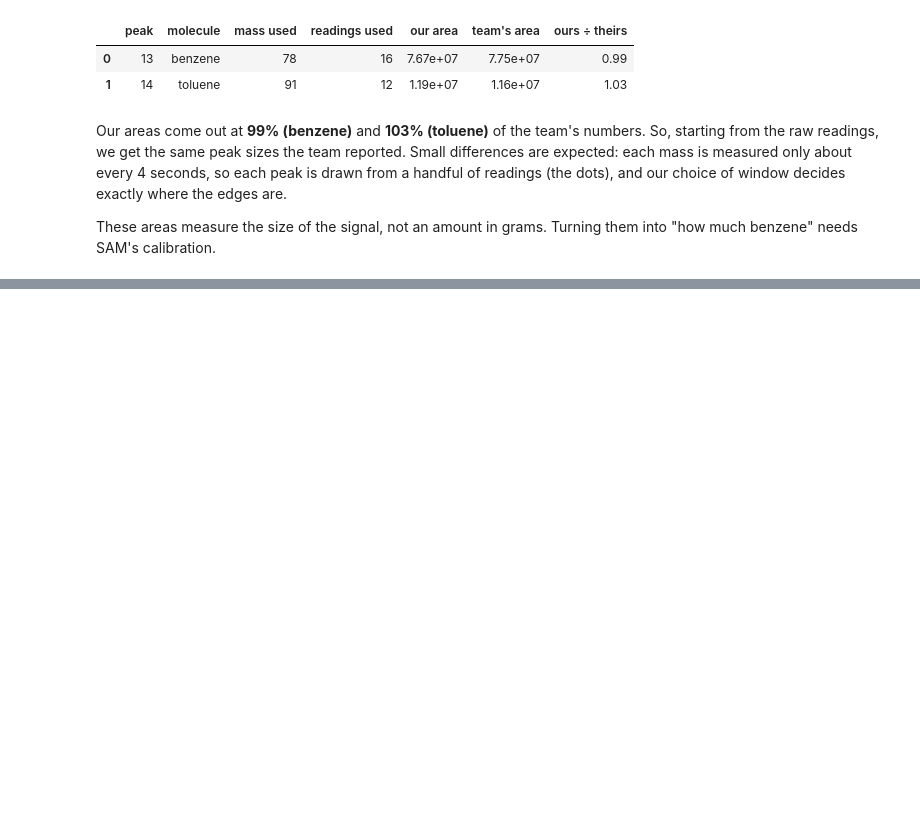
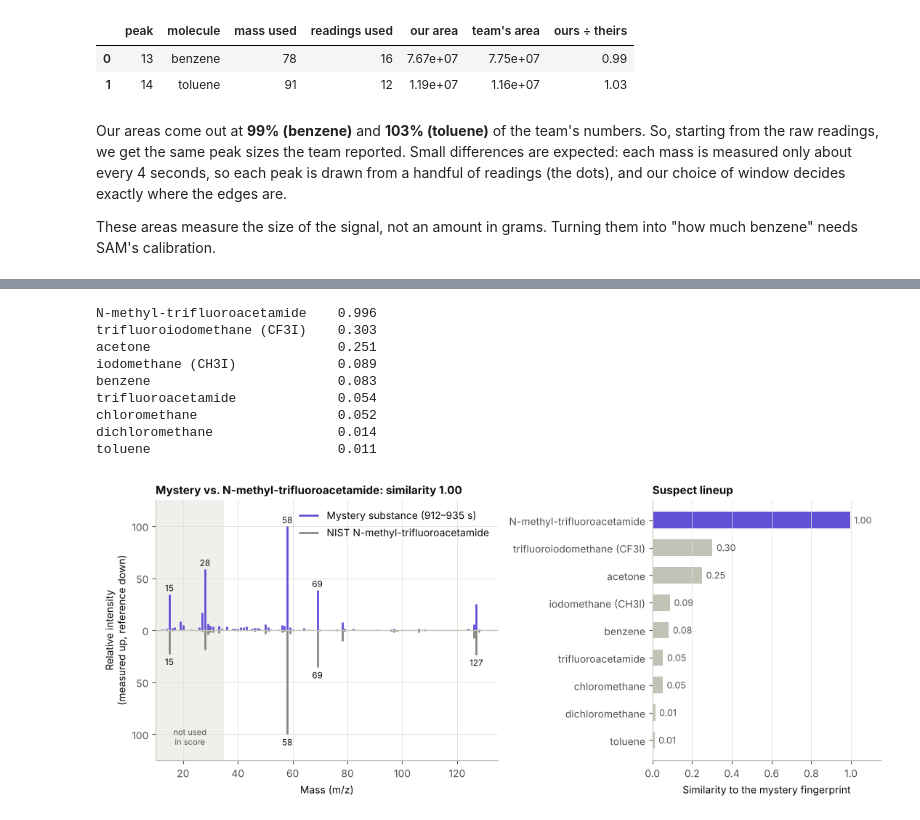
Before and after one commit to JadaPL/astro85, a Jupyter notebook: notebooks/11_mars_organics_prototype.ipynb, the cells around one changed output, grey strips where cells are left out. Drawn from its saved outputs; the diff is of its cells as text; code cells hidden in the pictures; blank space fills up the shorter version.

```diff
--- a/notebooks/11_mars_organics_prototype.ipynb
+++ b/notebooks/11_mars_organics_prototype.ipynb
@@ -498,0 +596,46 @@ These areas measure the size of the signal, not an amount in grams. Turning them
+# %%
+# The suspect lineup: chemicals the team lists for this experiment, plus chemicals that could explain weights 58 or 127.
+# NIST IDs come from CAS numbers. (Three silicon by-products of the reagent have no NIST spectrum, so they can't be scored.)
+SUSPECTS = {
+    'N-methyl-trifluoroacetamide': 'C815065',   # reagent by-product; in the team's oven-run table
+    'trifluoroiodomethane (CF3I)': 'C2314978',  # has 127 and 69
+    'acetone': 'C67641',                        # has 58
+    'iodomethane (CH3I)': 'C74884',             # has 127 and 15
+    'benzene': 'C71432',
+    'trifluoroacetamide': 'C354381',            # reagent-like, has 69
+    'chloromethane': 'C74873',                  # in the team's oven-run table
+    'dichloromethane': 'C75092',                # in the team's oven-run table
+    'toluene': 'C108883',
+}
+lineup = pd.Series({name: similarity(mystery, nist_spectrum(nist_id)) for name, nist_id in SUSPECTS.items()})
+lineup = lineup.sort_values()
+best = lineup.index[-1]
+print(lineup.round(3).iloc[::-1].to_string())
+
+fig, (ax_m, ax_l) = plt.subplots(1, 2, figsize=(11, 4.6), gridspec_kw={'width_ratios': [3, 2]})
+shown = mystery[(mystery.index >= 10) & (mystery.index <= 135)]
+mirror_plot(ax_m, 100 * shown / shown[shown.index >= 35].max(), nist_spectrum(SUSPECTS[best]),
+            MYSTERY_COLORS[58], 'Mystery substance (912–935 s)', f'NIST {best}')
+ax_m.set_ylabel('Relative intensity\n(measured up, reference down)')
+ax_m.set_title(f'Mystery vs. {best}: similarity {lineup[best]:.2f}', loc='left')
+ax_l.barh(lineup.index, lineup.values, color=[MYSTERY_COLORS[58] if n == best else AXIS for n in lineup.index], height=0.6)
+for y, value in enumerate(lineup.values):
+    ax_l.text(value + 0.02, y, f'{value:.2f}', va='center', fontsize=9, color=INK2)
+ax_l.set_xlim(0, 1.15)
+ax_l.set_xlabel('Similarity to the mystery fingerprint')
+ax_l.set_title('Suspect lineup', loc='left')
+ax_l.grid(axis='y', visible=False)
+fig.tight_layout()
+fig.savefig(PLOTS / 'mars_sam_mystery_lineup.png', dpi=150)
+plt.show()
+# %% [output]
+N-methyl-trifluoroacetamide    0.996
+trifluoroiodomethane (CF3I)    0.303
+acetone                        0.251
+iodomethane (CH3I)             0.089
+benzene                        0.083
+trifluoroacetamide             0.054
+chloromethane                  0.052
+dichloromethane                0.014
+toluene                        0.011
+[figure, added]
```
Also changed, not shown: parts of 9 cells of this notebook, 2 other files.
